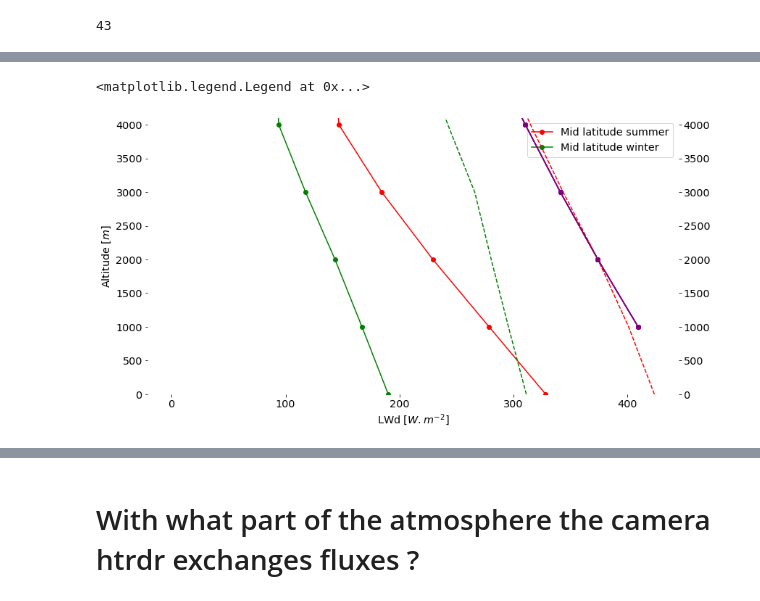
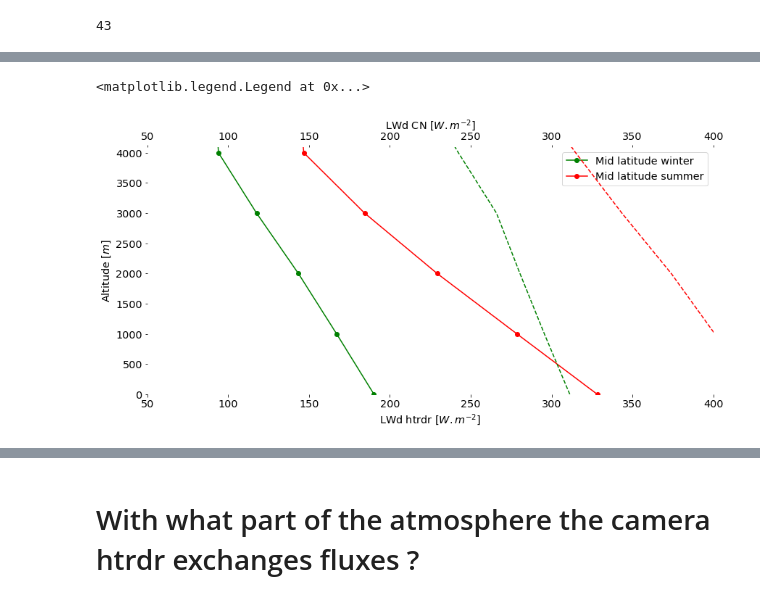
Before and after one commit to Barbouilledu38/Monte_Carlo_LW, a Jupyter notebook: scripts/LW_analyis_2.ipynb, the cells around one changed output, grey strips where cells are left out. Saved outputs shown, nothing was run; the diff lists cells and outputs as text; code cells hidden in the pictures.

```diff
--- a/scripts/LW_analyis_2.ipynb
+++ b/scripts/LW_analyis_2.ipynb
@@ -3,7 +3,7 @@
 # %%
 from Functions_lw_analysis import *
 
-atms = ["EMPTATM","SMLSATM","SMLWATM","TUXUATM"]
+#atms = ["EMPTATM","SMLWATM","SMLSATM","TUXUATM"]
 # %% [markdown]
 # Datas and Output new snow emissivity
 # %%
@@ -168,7 +170,10 @@ print(np.mean(arr_nb_z[0,:]))
 # %% [output]
 0.12855020313410437
 # %%
-prop_atm.plot_ka_profile(force_save = True,save_name = save_dir + f"ka_profile_{atm}.png")
+save_dir = "/home/barroisl/Transect_MC_auto/Output/"
+atm = "SMLSATM"
+prop_atm = Prop_atm(atm)
+prop_atm.plot_ka_profile(force_save = False,save_name = save_dir + f"ka_profile_{atm}.png")
 # %% [output]
 [figure]
 # %% [markdown]
@@ -401,3 +753,27 @@ profile_LWd = z_profile_LWd()
 43
 43
 43
+# %%
+flux_d = np.load("/home/barroisl/Transect_MC_auto/Data/z_profile_atms/flux_d.npy")
+
+fig, ax = plt.subplots(figsize = (12,6), layout = 'constrained')
+
+prop_atm = Prop_atm("SMLSATM")
+z_profile = prop_atm.profiles(variable = "z")
+
+values_5000 = [94,147,308]
+
+for i,atm in enumerate(atms[1:]) :
+    if atm != "EMPTATM":
+
+        flux_d_atm = np.interp(z_profile, flux_d["z"][1:], flux_d[atm][1:])
+        ax.plot(flux_d_atm,z_profile,label = dict_atm[atm][0], color = dict_atm[atm][1],\
+                marker = 'o')
+
+        ax.vlines(values_5000[i],0,4200,linestyle = 'dashed',color = dict_atm[atm][1])
+
+ax.set_ylim((0,4200))
+ax.spines[['left','right', 'top', 'bottom']].set_visible(False)
+ax.set_xlabel('LWd [$W.m^{-2}$]')
+ax.set_ylabel('Altitude [$m$]')
+ax.legend()
@@ -406,39 +785,44 @@ flux_d = np.load("/home/barroisl/Transect_MC_auto/Data/z_profile_atms/flux_d.npy
 
 fig, ax = plt.subplots(figsize = (12,6), layout = 'constrained')
 
-ax2 = ax.twinx()
+ax2 = ax.twiny()
 
 for atm in atms :
     if atm != "EMPTATM" and atm !="TUXUATM":
 
         prop_atm = Prop_atm(atm)
         T_profile = prop_atm.profiles(variable = "T")
         z_profile = prop_atm.profiles(variable = "z")
 
         ax2.plot(sigma*T_profile**4, z_profile, color = dict_atm[atm][1],\
             linestyle = 'dashed')
 
 
         flux_d_atm = np.interp(z_profile, flux_d["z"][1:], flux_d[atm][1:])
         ax.plot(flux_d_atm,z_profile,label = dict_atm[atm][0], color = dict_atm[atm][1],\
                 marker = 'o')
 
-    ax2.plot(sigma*(298+(-6.5e-3)*(z_profile[1:]-0))**4, z_profile[1:], color = "purple",\
-        marker = 'o')
+    #ax2.plot(sigma*(298+(-6.5e-3)*(z_profile[1:]-0))**4, z_profile[1:], color = "purple",\
+    #    marker = 'o')
+
+xlim = (50,400)
 
 
 ax2.set_ylim((0,4100))
 ax2.spines[['left','right', 'top', 'bottom']].set_visible(False)
 ax2.set_ylabel(' ')
+ax2.set_xlabel('LWd CN $[W.m^{-2}]$')
+ax2.set_xlim(xlim)
 
 ax.set_ylim((0,4100))
 ax.spines[['left','right', 'top', 'bottom']].set_visible(False)
-ax.set_xlabel('LWd [$W.m^{-2}$]')
+ax.set_xlabel('LWd htrdr $[W.m^{-2}]$')
 ax.set_ylabel('Altitude [$m$]')
+ax.set_xlim(xlim)
 ax.legend()
 # %% [output]
 <matplotlib.legend.Legend at 0x...>
-[figure, old version]
+[figure, new version]
 # %%
 flux_d = np.load("/home/barroisl/Transect_MC_auto/Data/z_profile_atms/flux_d.npy")
 
```
Also changed, not shown: parts of 67 cells of this notebook, 1 other file.
